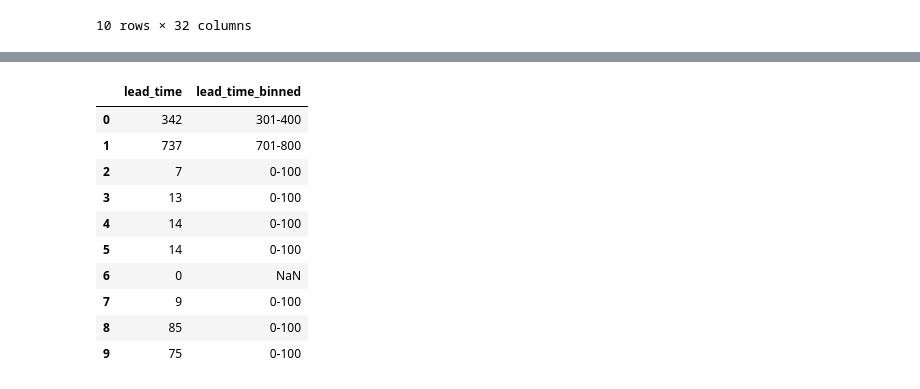
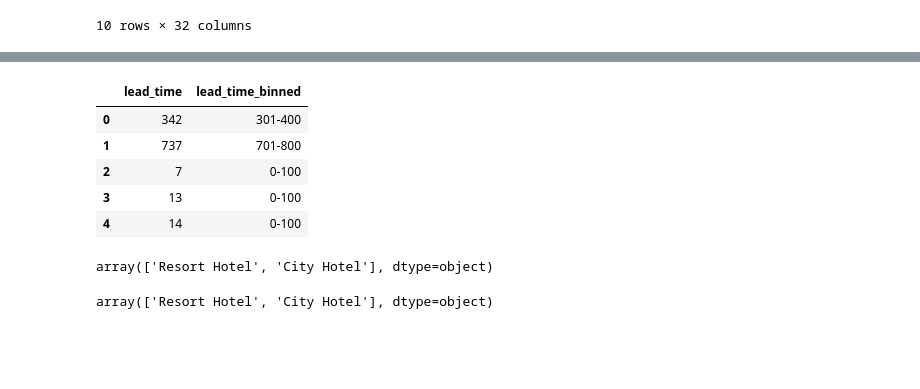
Before and after one commit to ryann1004/Clean_Tidy, a Jupyter notebook: Clean_Tidy-1.ipynb, the cells around one changed output, grey strips where cells are left out. Cells and saved outputs as stored; diff of their text form; code cells hidden in the pictures; blank space fills up the shorter version.

```diff
--- a/Clean_Tidy-1.ipynb
+++ b/Clean_Tidy-1.ipynb
@@ -104,6 +98,2 @@ For example, when doing 'df[col].method(value, inplace=True)', try using 'df.met
 # %%
 hotel_bookings.drop(columns=['company'], inplace=True)
-# %%
-#Check column data types
-hotel_bookings = hotel_bookings.astype({'is_canceled': 'bool', 'is_repeated_guest': 'bool', 'num_children': 'int', 'num_babies': 'int', 'agent': 'int'})
-hotel_bookings.dtypes
@@ -128,20 +100,15 @@ dtype: object
 # %%
 #bin columns
 bins = [0, 100, 200, 300, 400, 500, 600, 700, 800]
 labels = ['0-100', '101-200', '201-300', '301-400', '401-500', '501-600', '601-700', '701-800']
 
 hotel_bookings['lead_time_binned'] = pd.cut(hotel_bookings['lead_time'], bins=bins, labels=labels)
 
-hotel_bookings[['lead_time', 'lead_time_binned']].head(10)
+hotel_bookings[['lead_time', 'lead_time_binned']].head()
 # %% [output]
 |  | lead_time | lead_time_binned |
 | 0 | 342 | 301-400 |
 | 1 | 737 | 701-800 |
 | 2 | 7 | 0-100 |
 | 3 | 13 | 0-100 |
 | 4 | 14 | 0-100 |
-| 5 | 14 | 0-100 |
-| 6 | 0 | NaN |
-| 7 | 9 | 0-100 |
-| 8 | 85 | 0-100 |
-| 9 | 75 | 0-100 |
@@ -150,4 +115,13 @@ hotel_bookings[['lead_time', 'lead_time_binned']].head(10)
+# %%
+
+hotel_bookings['hotel'].unique()
+# %% [output]
+array(['Resort Hotel', 'City Hotel'], dtype=object)
 # %%
 #String cleaning
+hotel_bookings['hotel'] = hotel_bookings['hotel'].replace(r"[\*\n]", "", regex=True)
+hotel_bookings['hotel'].unique()
+# %% [output]
+array(['Resort Hotel', 'City Hotel'], dtype=object)
 # %%
 #Remove duplicates
```
Also changed, not shown: parts of 4 cells of this notebook.
